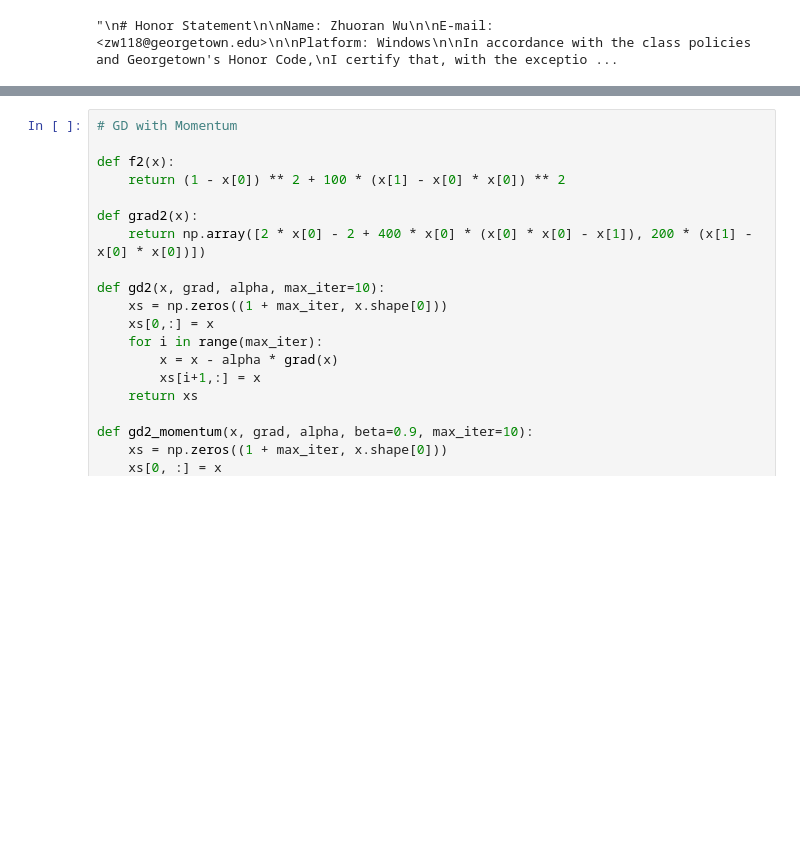
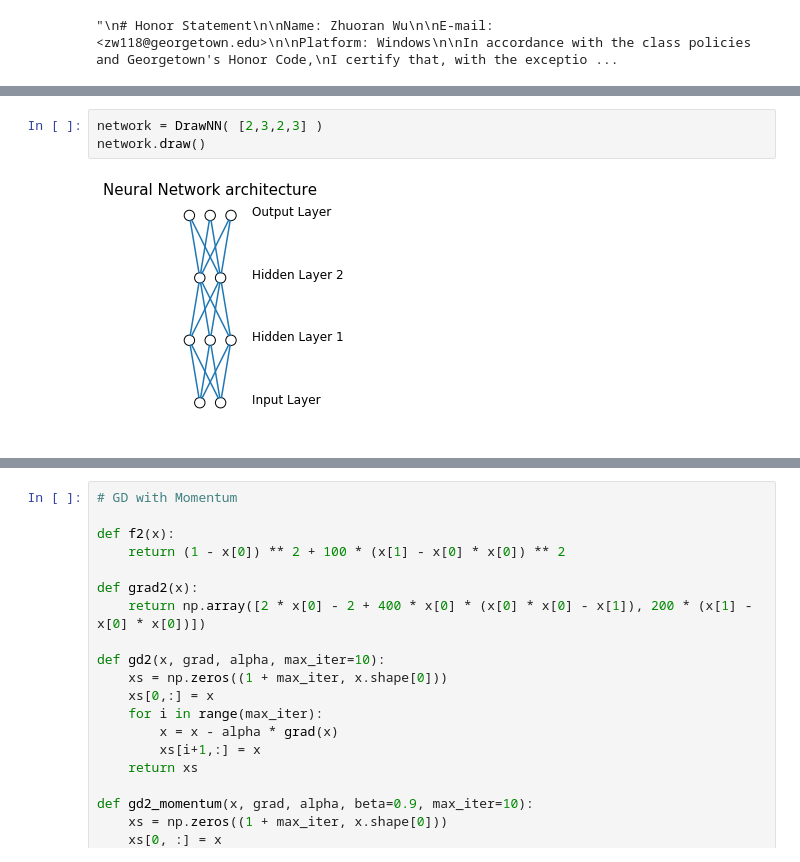
Before and after one commit to WuZhuoran/ANLY-590-Neural-Nets-and-Deep-Learning, a Jupyter notebook: Assignment1/assignment1.ipynb, the cells around one changed output, grey strips where cells are left out. Cells and saved outputs as stored; diff of their text form; blank space fills up the shorter version.

```diff
--- a/Assignment1/assignment1.ipynb
+++ b/Assignment1/assignment1.ipynb
@@ -164,0 +129,5 @@ ValueError: shapes (2,4) and (3,2) not aligned: 4 (dim 1) != 3 (dim 0)
+# %%
+network = DrawNN( [2,3,2,3] )
+network.draw()
+# %% [output]
+[figure, added]
```
Also changed, not shown: parts of 11 cells of this notebook.
